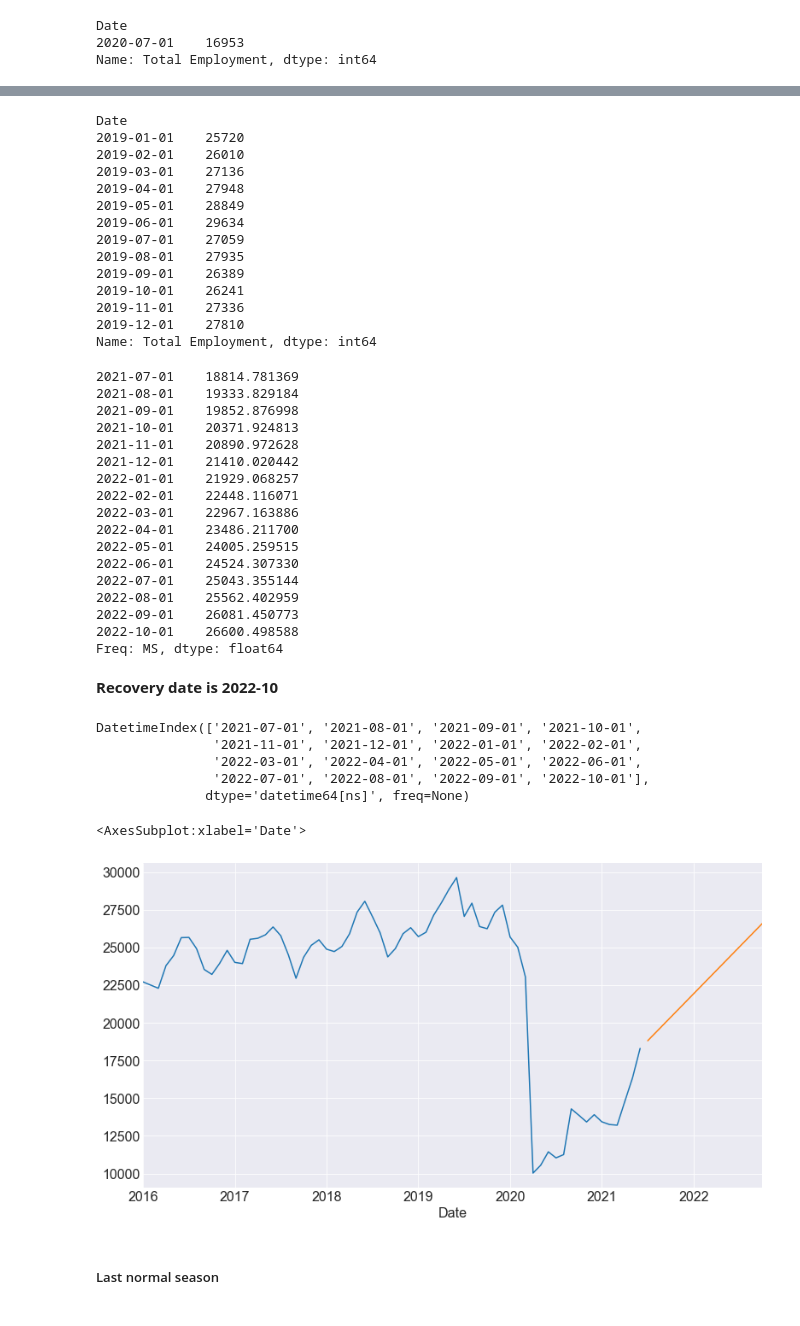
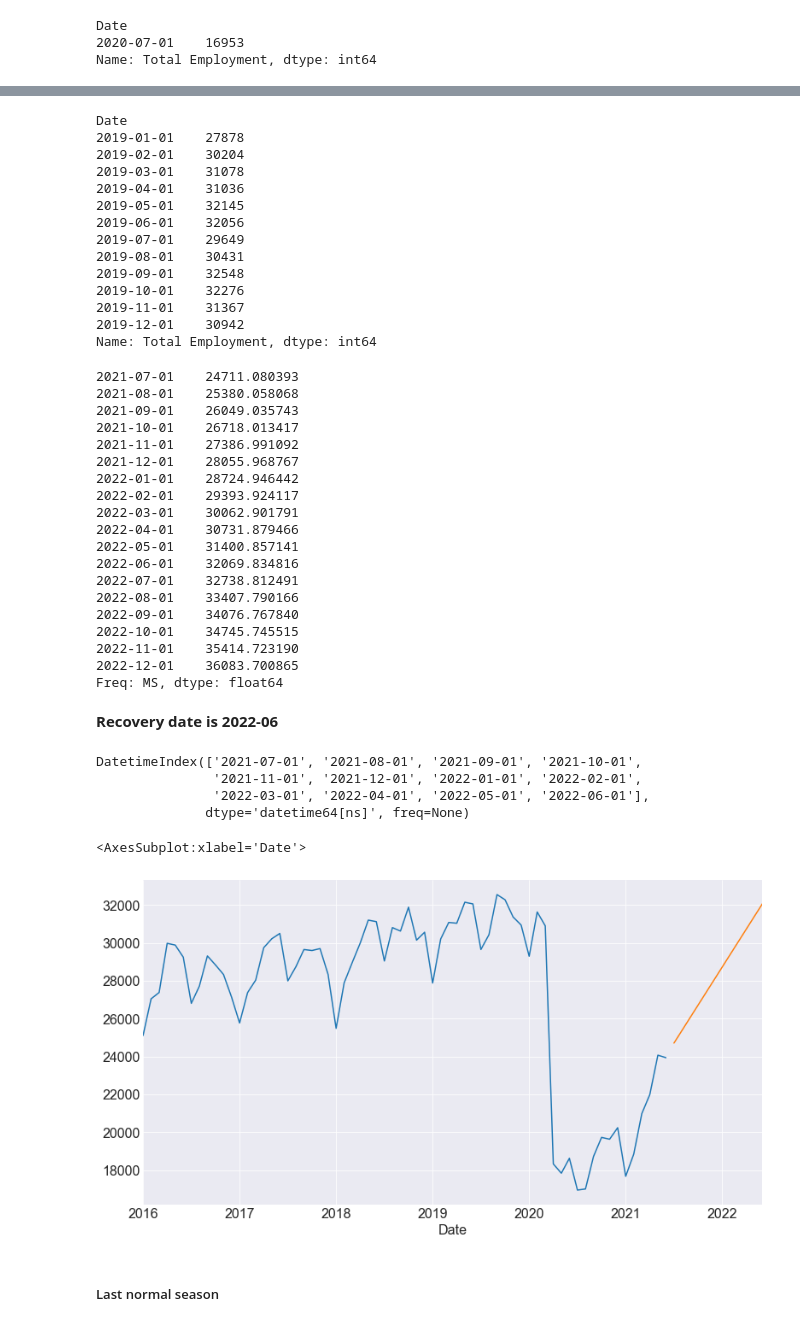
Before and after one commit to capstone-job-market-analysis/job-market-analysis, a Jupyter notebook: adam_scratch_forecasting.ipynb, the cells around one changed output, grey strips where cells are left out. Saved outputs shown, nothing was run; the diff lists cells and outputs as text; code cells hidden in the pictures.

Commit message:
experimenting with different ways to forecast recovery

```diff
--- a/adam_scratch_forecasting.ipynb
+++ b/adam_scratch_forecasting.ipynb
@@ -741,0 +953,7 @@ holts.plot()
+# %%
+model = Holt(train)
+model = model.fit()
+holts = model.predict(start = future_index[0],
+              end = future_index[-1])
+s_perform.plot()
+holts.plot()
@@ -742,43 +963,45 @@ holts.plot()
 # %%
 # get values that indicate recovery
-s_motion['2019']
+s_perform['2019']
 # %% [output]
 Date
-2019-01-01    25720
-2019-02-01    26010
-2019-03-01    27136
-2019-04-01    27948
-2019-05-01    28849
-2019-06-01    29634
-2019-07-01    27059
-2019-08-01    27935
-2019-09-01    26389
-2019-10-01    26241
-2019-11-01    27336
-2019-12-01    27810
+2019-01-01    27878
+2019-02-01    30204
+2019-03-01    31078
+2019-04-01    31036
+2019-05-01    32145
+2019-06-01    32056
+2019-07-01    29649
+2019-08-01    30431
+2019-09-01    32548
+2019-10-01    32276
+2019-11-01    31367
+2019-12-01    30942
 Name: Total Employment, dtype: int64
 # %%
 holts
 # %% [output]
-2021-07-01    18814.781369
-2021-08-01    19333.829184
-2021-09-01    19852.876998
-2021-10-01    20371.924813
-2021-11-01    20890.972628
-2021-12-01    21410.020442
-2022-01-01    21929.068257
-2022-02-01    22448.116071
-2022-03-01    22967.163886
-2022-04-01    23486.211700
-2022-05-01    24005.259515
-2022-06-01    24524.307330
-2022-07-01    25043.355144
-2022-08-01    25562.402959
-2022-09-01    26081.450773
-2022-10-01    26600.498588
+2021-07-01    24711.080393
+2021-08-01    25380.058068
+2021-09-01    26049.035743
+2021-10-01    26718.013417
+2021-11-01    27386.991092
+2021-12-01    28055.968767
+2022-01-01    28724.946442
+2022-02-01    29393.924117
+2022-03-01    30062.901791
+2022-04-01    30731.879466
+2022-05-01    31400.857141
+2022-06-01    32069.834816
+2022-07-01    32738.812491
+2022-08-01    33407.790166
+2022-09-01    34076.767840
+2022-10-01    34745.745515
+2022-11-01    35414.723190
+2022-12-01    36083.700865
 Freq: MS, dtype: float64
 # %% [markdown]
-**Recovery date is 2022-10**
+**Recovery date is 2022-06**
 # %%
 # redefine future index based on when recovery occured
 future_index_str = [
@@ -794,10 +1017,6 @@ future_index_str = [
     '2022-04',
     '2022-05',
     '2022-06',
-    '2022-07',
-    '2022-08',
-    '2022-09',
-    '2022-10'
     ]
 
 future_index = pd.to_datetime(future_index_str)
@@ -806,16 +1025,15 @@ future_index
 # %% [output]
 DatetimeIndex(['2021-07-01', '2021-08-01', '2021-09-01', '2021-10-01',
                '2021-11-01', '2021-12-01', '2022-01-01', '2022-02-01',
-               '2022-03-01', '2022-04-01', '2022-05-01', '2022-06-01',
-               '2022-07-01', '2022-08-01', '2022-09-01', '2022-10-01'],
+               '2022-03-01', '2022-04-01', '2022-05-01', '2022-06-01'],
               dtype='datetime64[ns]', freq=None)
 # %%
 # make adjusted predictions
 holts = model.predict(start = future_index[0], end = future_index[-1])
-s_motion.plot()
+s_perform.plot()
 holts.plot()
 # %% [output]
 <AxesSubplot:xlabel='Date'>
-[figure, old version]
+[figure, new version]
 # %% [markdown]
 ##### Last normal season
```
Also changed, not shown: parts of 82 cells of this notebook.
